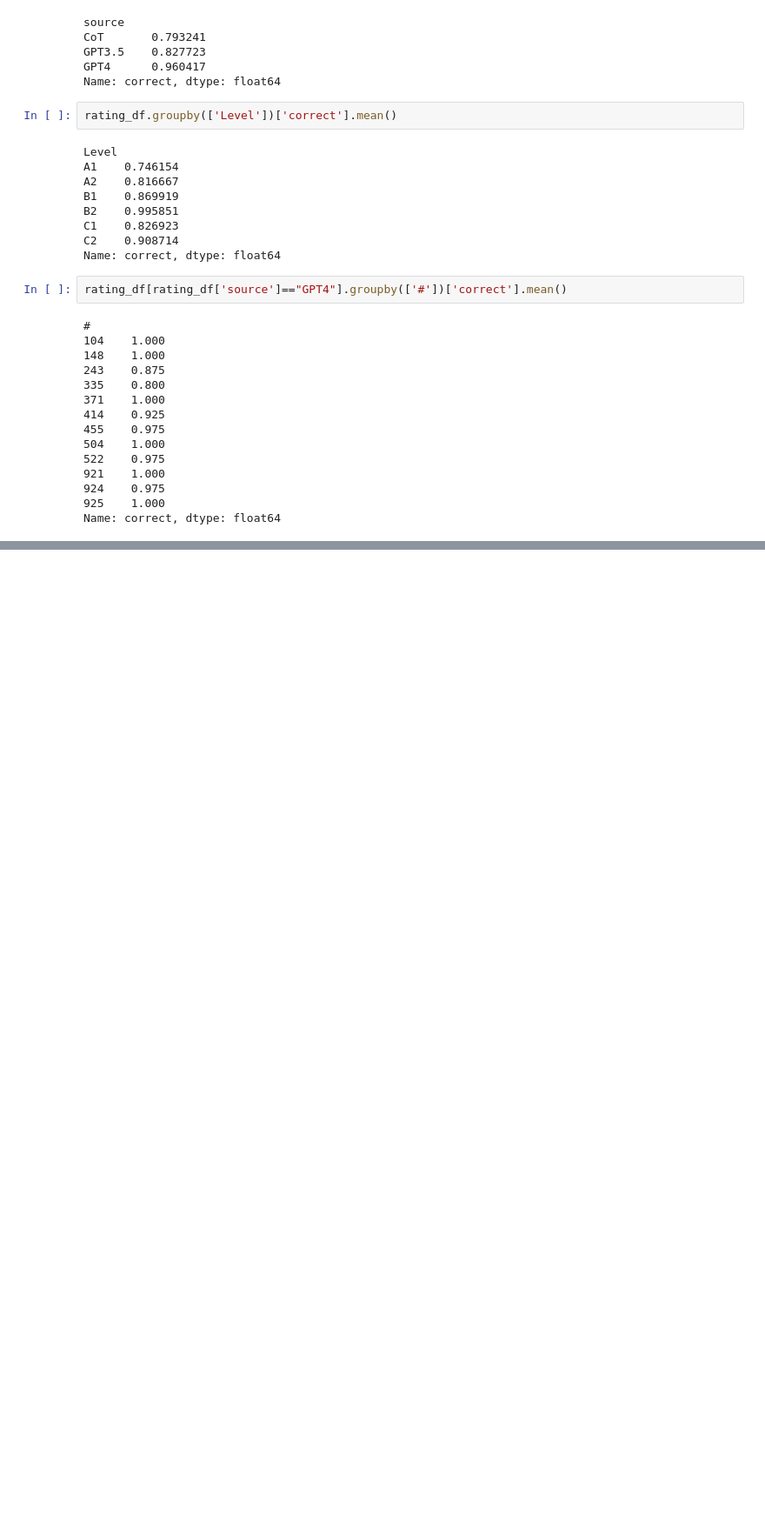
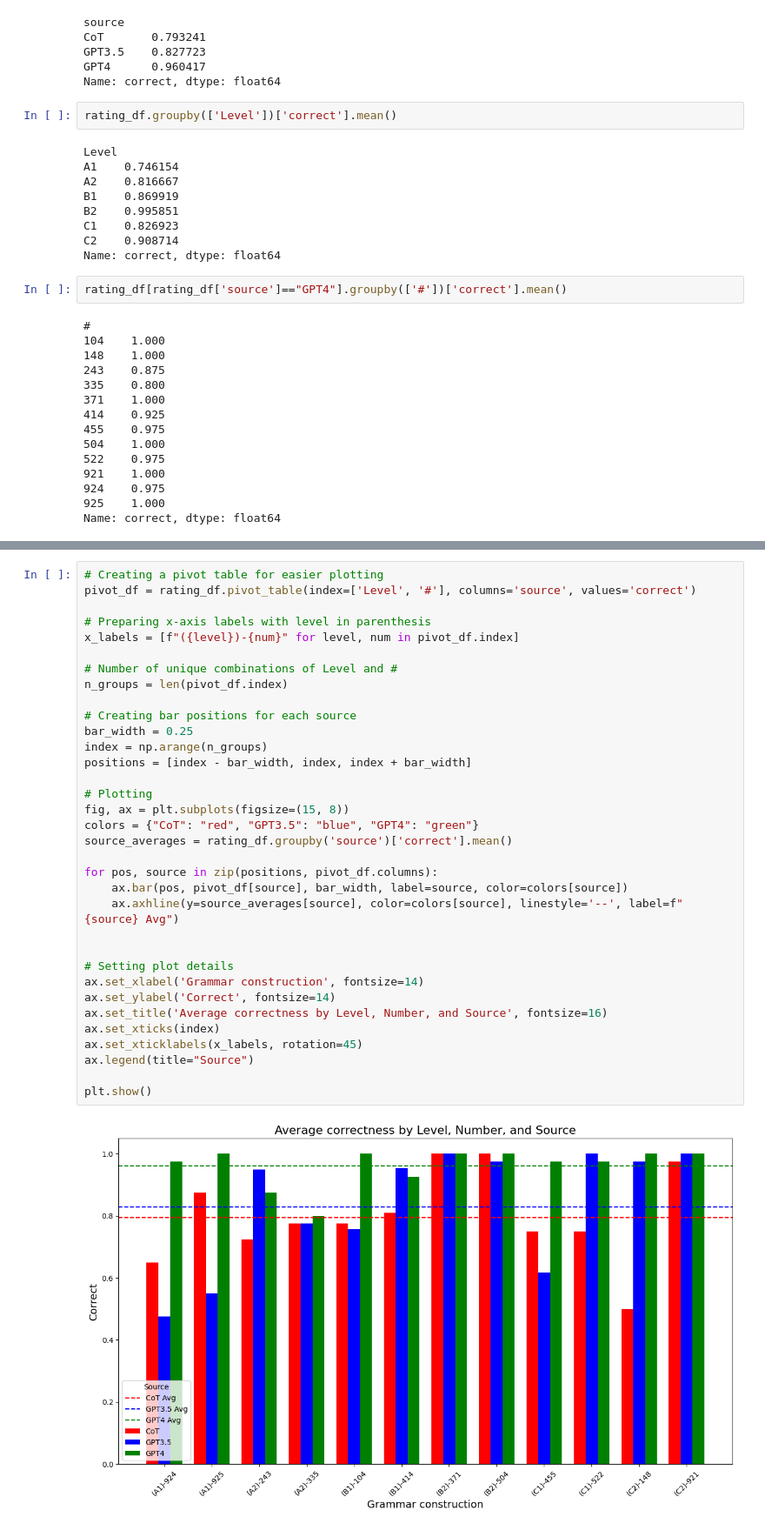
Before and after one commit to dominikglandorf/LLM-grammar, a Jupyter notebook: exp/005_CoT_rating_in_excel.ipynb, the cells around one changed output, grey strips where cells are left out. Shown at 87% size. Saved outputs shown, nothing was run; the diff lists cells and outputs as text; blank space fills up the shorter version.

```diff
--- a/exp/005_CoT_rating_in_excel.ipynb
+++ b/exp/005_CoT_rating_in_excel.ipynb
@@ -207 +195,37 @@ A2     Can use a non-finite subordinate clause with 'to', to introduce purpose.
 Name: correct, dtype: float64
+# %%
+# Creating a pivot table for easier plotting
+pivot_df = rating_df.pivot_table(index=['Level', '#'], columns='source', values='correct')
+
+# Preparing x-axis labels with level in parenthesis
+x_labels = [f"({level})-{num}" for level, num in pivot_df.index]
+
+# Number of unique combinations of Level and #
+n_groups = len(pivot_df.index)
+
+# Creating bar positions for each source
+bar_width = 0.25
+index = np.arange(n_groups)
+positions = [index - bar_width, index, index + bar_width]
+
+# Plotting
+fig, ax = plt.subplots(figsize=(15, 8))
+colors = {"CoT": "red", "GPT3.5": "blue", "GPT4": "green"}
+source_averages = rating_df.groupby('source')['correct'].mean()
+
+for pos, source in zip(positions, pivot_df.columns):
+    ax.bar(pos, pivot_df[source], bar_width, label=source, color=colors[source])
+    ax.axhline(y=source_averages[source], color=colors[source], linestyle='--', label=f"{source} Avg")
+
+
+# Setting plot details
+ax.set_xlabel('Grammar construction', fontsize=14)
+ax.set_ylabel('Correct', fontsize=14)
+ax.set_title('Average correctness by Level, Number, and Source', fontsize=16)
+ax.set_xticks(index)
+ax.set_xticklabels(x_labels, rotation=45)
+ax.legend(title="Source")
+
+plt.show()
+# %% [output]
+[figure, added]
```
Also changed, not shown: parts of 7 cells of this notebook, 4 other files.
